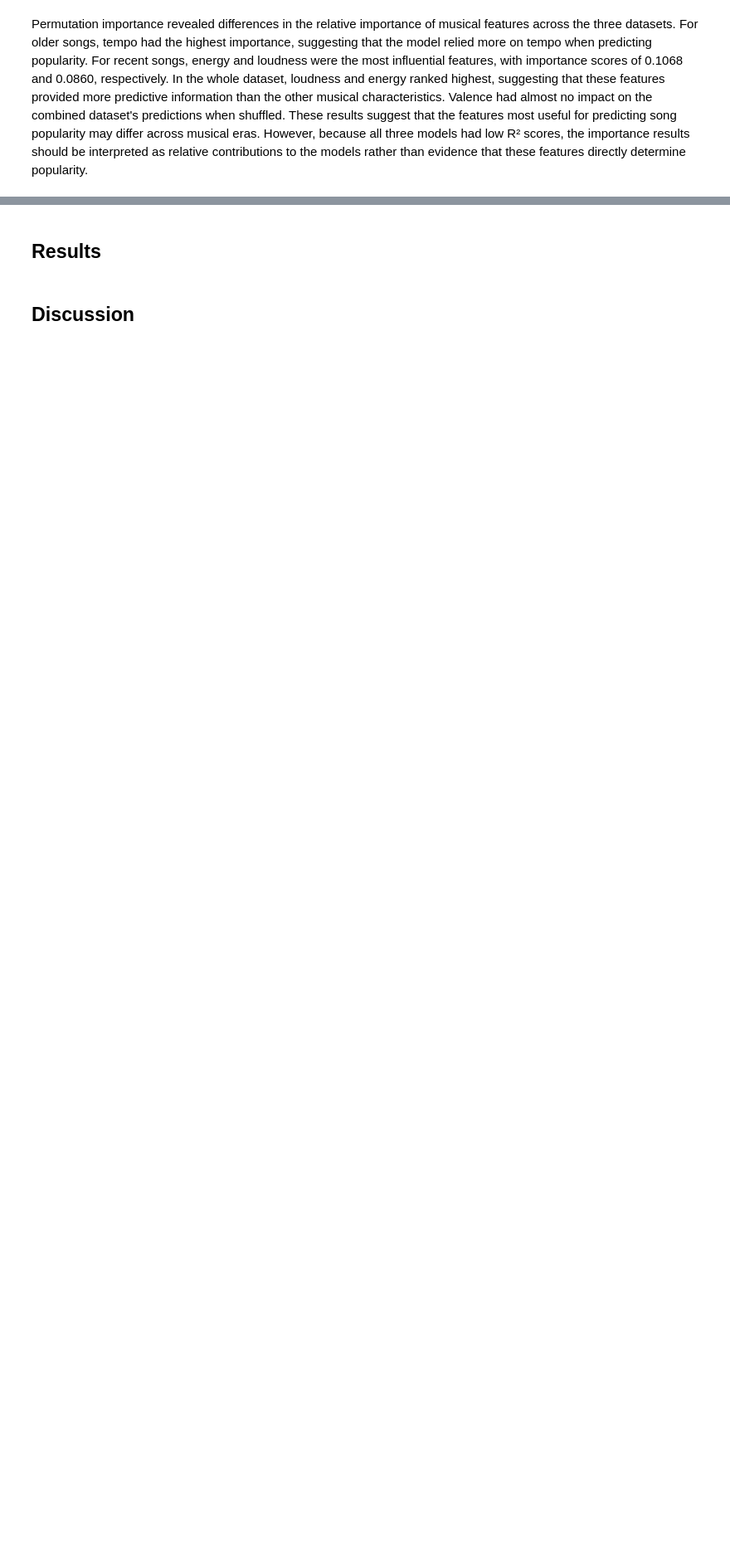
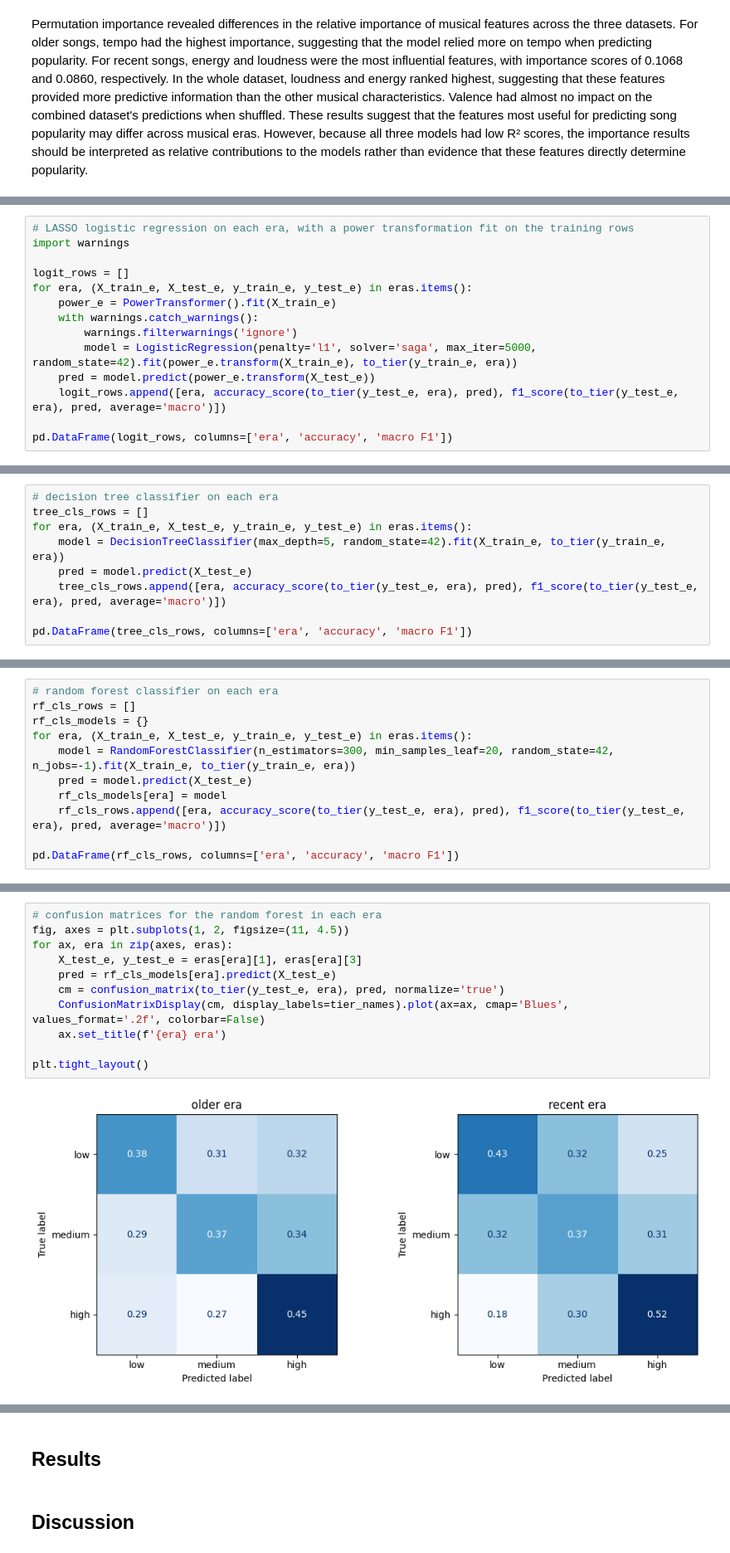
Before and after one commit to vipphan/spotify-capstone, a Jupyter notebook: spotify_capstone.ipynb, the cells around one changed output, grey strips where cells are left out. Shown at 83% size. Saved outputs shown, nothing was run; the diff lists cells and outputs as text; blank space fills up the shorter version.

Commit message:
3 tier classification

```diff
--- a/spotify_capstone.ipynb
+++ b/spotify_capstone.ipynb
@@ -1273,0 +1336,14 @@ Permutation importance revealed differences in the relative importance of musica
+# %%
+# LASSO logistic regression on each era, with a power transformation fit on the training rows
+import warnings
+
+logit_rows = []
+for era, (X_train_e, X_test_e, y_train_e, y_test_e) in eras.items():
+    power_e = PowerTransformer().fit(X_train_e)
+    with warnings.catch_warnings():
+        warnings.filterwarnings('ignore')
+        model = LogisticRegression(penalty='l1', solver='saga', max_iter=5000, random_state=42).fit(power_e.transform(X_train_e), to_tier(y_train_e, era))
+    pred = model.predict(power_e.transform(X_test_e))
+    logit_rows.append([era, accuracy_score(to_tier(y_test_e, era), pred), f1_score(to_tier(y_test_e, era), pred, average='macro')])
+
+pd.DataFrame(logit_rows, columns=['era', 'accuracy', 'macro F1'])
@@ -1273,0 +1356,9 @@ Permutation importance revealed differences in the relative importance of musica
+# %%
+# decision tree classifier on each era
+tree_cls_rows = []
+for era, (X_train_e, X_test_e, y_train_e, y_test_e) in eras.items():
+    model = DecisionTreeClassifier(max_depth=5, random_state=42).fit(X_train_e, to_tier(y_train_e, era))
+    pred = model.predict(X_test_e)
+    tree_cls_rows.append([era, accuracy_score(to_tier(y_test_e, era), pred), f1_score(to_tier(y_test_e, era), pred, average='macro')])
+
+pd.DataFrame(tree_cls_rows, columns=['era', 'accuracy', 'macro F1'])
@@ -1273,0 +1371,11 @@ Permutation importance revealed differences in the relative importance of musica
+# %%
+# random forest classifier on each era
+rf_cls_rows = []
+rf_cls_models = {}
+for era, (X_train_e, X_test_e, y_train_e, y_test_e) in eras.items():
+    model = RandomForestClassifier(n_estimators=300, min_samples_leaf=20, random_state=42, n_jobs=-1).fit(X_train_e, to_tier(y_train_e, era))
+    pred = model.predict(X_test_e)
+    rf_cls_models[era] = model
+    rf_cls_rows.append([era, accuracy_score(to_tier(y_test_e, era), pred), f1_score(to_tier(y_test_e, era), pred, average='macro')])
+
+pd.DataFrame(rf_cls_rows, columns=['era', 'accuracy', 'macro F1'])
@@ -1273,0 +1388,13 @@ Permutation importance revealed differences in the relative importance of musica
+# %%
+# confusion matrices for the random forest in each era
+fig, axes = plt.subplots(1, 2, figsize=(11, 4.5))
+for ax, era in zip(axes, eras):
+    X_test_e, y_test_e = eras[era][1], eras[era][3]
+    pred = rf_cls_models[era].predict(X_test_e)
+    cm = confusion_matrix(to_tier(y_test_e, era), pred, normalize='true')
+    ConfusionMatrixDisplay(cm, display_labels=tier_names).plot(ax=ax, cmap='Blues', values_format='.2f', colorbar=False)
+    ax.set_title(f'{era} era')
+
+plt.tight_layout()
+# %% [output]
+[figure, added]
```
Also changed, not shown: parts of 23 cells of this notebook.
